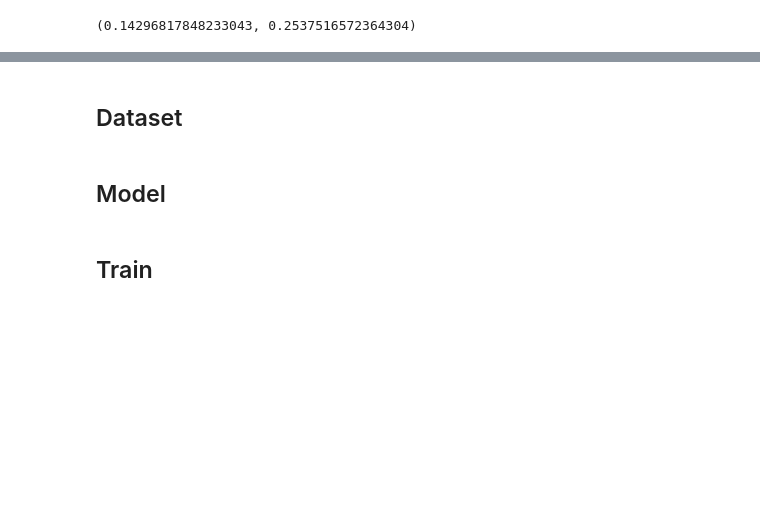
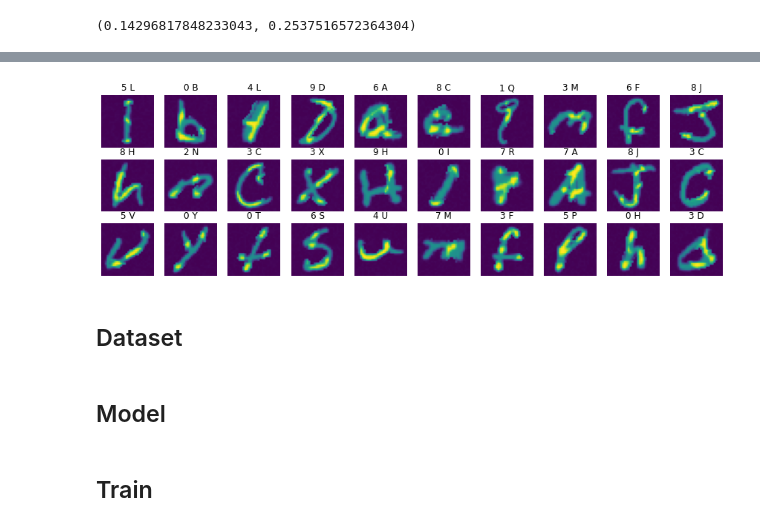
Before and after one commit to giwankim/emnist, a Jupyter notebook: notebooks/01-baseline.ipynb, the cells around one changed output, grey strips where cells are left out. Cells and saved outputs as stored; diff of their text form; code cells hidden in the pictures; blank space fills up the shorter version.

```diff
--- a/notebooks/01-baseline.ipynb
+++ b/notebooks/01-baseline.ipynb
@@ -65,3 +57,13 @@ MEAN, STD
+# %%
+plt.figure(figsize=(15, 4.5))
+for i in range(30):
+    plt.subplot(3, 10, i+1)
+    plt.imshow(images[i].reshape(28, 28))
+    plt.title(f"{digits[i]} {letters[i]}")
+    plt.axis("off")
+plt.show()
+# %% [output]
+[figure, added]
 # %% [markdown]
 ## Dataset
 # %%
```
Also changed, not shown: parts of 17 cells of this notebook.
